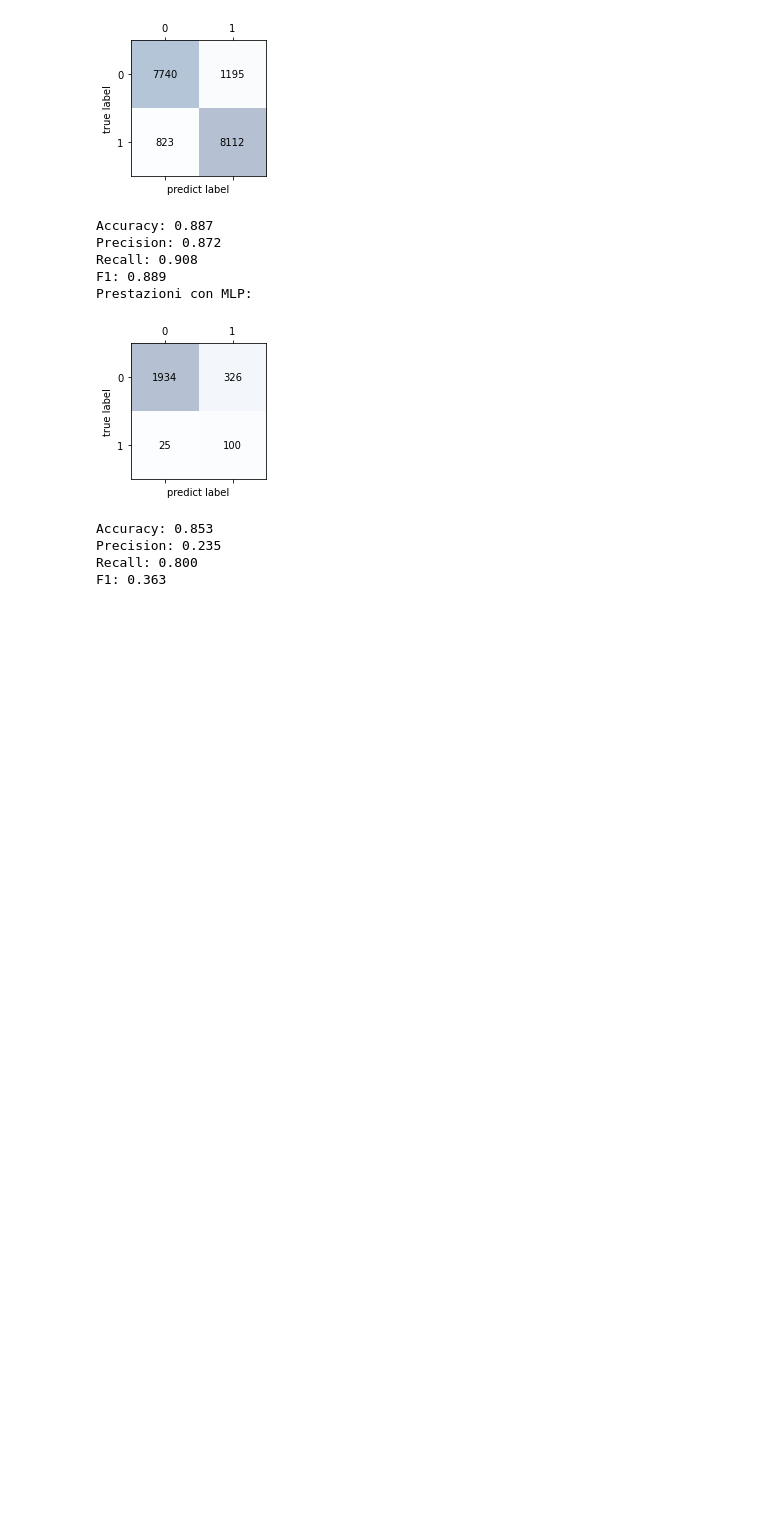
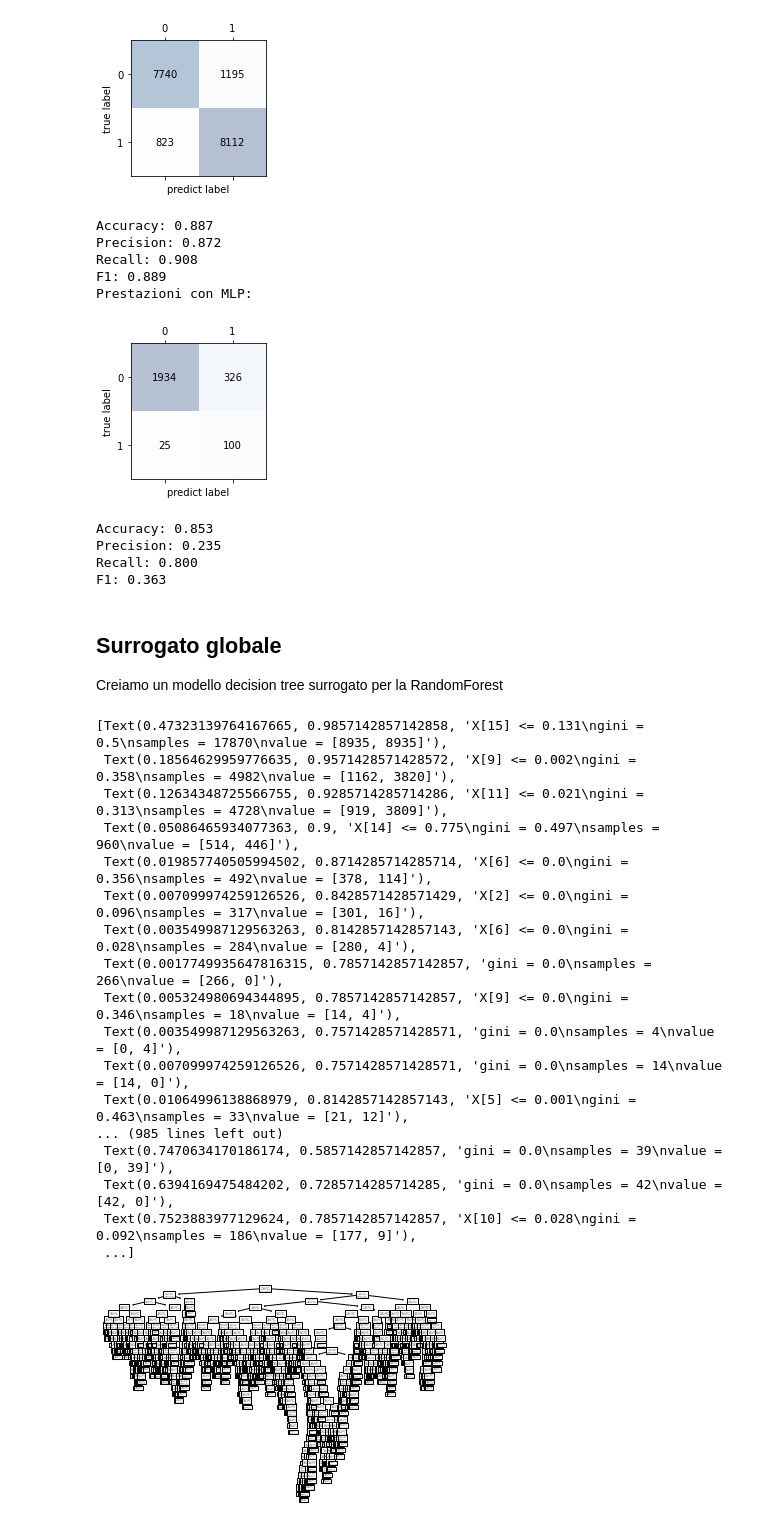
Before and after one commit to AntonioTrovato/Flaky-Tests-Learning-Pipeline, a Jupyter notebook: FlakyPipeline(Engineering).ipynb, the cells around one changed output. Drawn from its saved outputs; the diff is of its cells as text; code cells hidden in the pictures; blank space fills up the shorter version.

```diff
--- a/FlakyPipeline(Engineering).ipynb
+++ b/FlakyPipeline(Engineering).ipynb
@@ -689,3 +708,41 @@ Accuracy: 0.853
 Precision: 0.235
 Recall: 0.800
 F1: 0.363
+# %% [markdown]
+## Surrogato globale
+Creiamo un modello decision tree surrogato per la RandomForest
+# %%
+from sklearn import tree
+
+clf = tree.DecisionTreeClassifier()
+clf.fit(X=X_train_set, y=y_train_set)
+clf.predict(X=X_train_set)
+test_set_copy = test_set.copy()
+test_set_copy = test_set_copy.drop(get_object_colum(test_set_copy), axis=1)
+X_test_set = test_set_copy.drop(['isFlaky'], axis=1).to_numpy()
+y_test_set = test_set_copy['isFlaky'].to_numpy()
+X_test_set = norm.transform(X=X_test_set)
+df=pandas.DataFrame(X_test_set,columns=columns)
+df=df.drop(colum_remove,axis=1)
+X_test_set=df.to_numpy()
+y_pred = clf.predict(X=X_test_set)
+tree.plot_tree(clf)
+# %% [output]
+[Text(0.47323139764167665, 0.9857142857142858, 'X[15] <= 0.131\ngini = 0.5\nsamples = 17870\nvalue = [8935, 8935]'),
+ Text(0.18564629959776635, 0.9571428571428572, 'X[9] <= 0.002\ngini = 0.358\nsamples = 4982\nvalue = [1162, 3820]'),
+ Text(0.12634348725566755, 0.9285714285714286, 'X[11] <= 0.021\ngini = 0.313\nsamples = 4728\nvalue = [919, 3809]'),
+ Text(0.05086465934077363, 0.9, 'X[14] <= 0.775\ngini = 0.497\nsamples = 960\nvalue = [514, 446]'),
+ Text(0.019857740505994502, 0.8714285714285714, 'X[6] <= 0.0\ngini = 0.356\nsamples = 492\nvalue = [378, 114]'),
+ Text(0.007099974259126526, 0.8428571428571429, 'X[2] <= 0.0\ngini = 0.096\nsamples = 317\nvalue = [301, 16]'),
+ Text(0.003549987129563263, 0.8142857142857143, 'X[6] <= 0.0\ngini = 0.028\nsamples = 284\nvalue = [280, 4]'),
+ Text(0.0017749935647816315, 0.7857142857142857, 'gini = 0.0\nsamples = 266\nvalue = [266, 0]'),
+ Text(0.005324980694344895, 0.7857142857142857, 'X[9] <= 0.0\ngini = 0.346\nsamples = 18\nvalue = [14, 4]'),
+ Text(0.003549987129563263, 0.7571428571428571, 'gini = 0.0\nsamples = 4\nvalue = [0, 4]'),
+ Text(0.007099974259126526, 0.7571428571428571, 'gini = 0.0\nsamples = 14\nvalue = [14, 0]'),
+ Text(0.01064996138868979, 0.8142857142857143, 'X[5] <= 0.001\ngini = 0.463\nsamples = 33\nvalue = [21, 12]'),
+... (985 lines left out)
+ Text(0.7470634170186174, 0.5857142857142857, 'gini = 0.0\nsamples = 39\nvalue = [0, 39]'),
+ Text(0.6394169475484202, 0.7285714285714285, 'gini = 0.0\nsamples = 42\nvalue = [42, 0]'),
+ Text(0.7523883977129624, 0.7857142857142857, 'X[10] <= 0.028\ngini = 0.092\nsamples = 186\nvalue = [177, 9]'),
+ ...]
+[figure, added]
```
Also changed, not shown: parts of 6 cells of this notebook, 6 other files.
